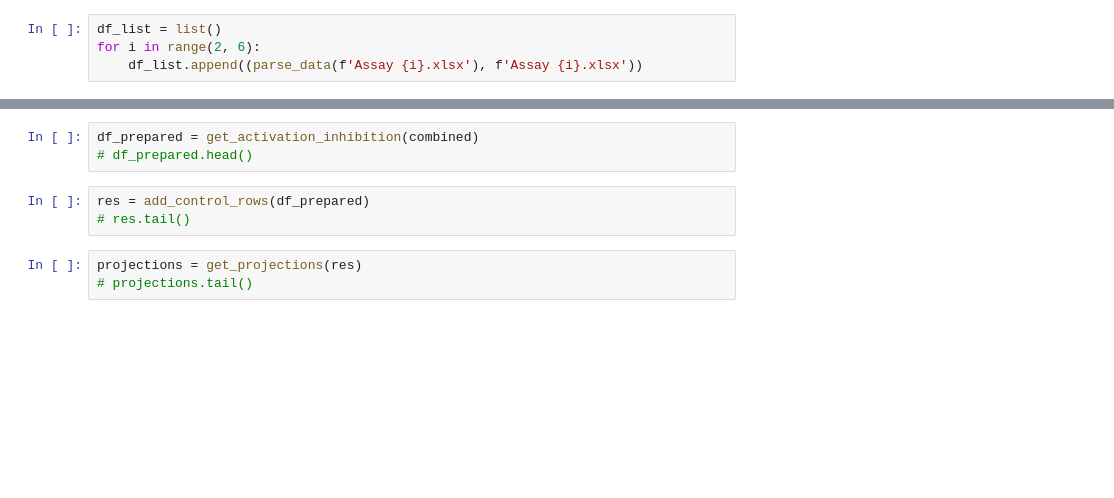
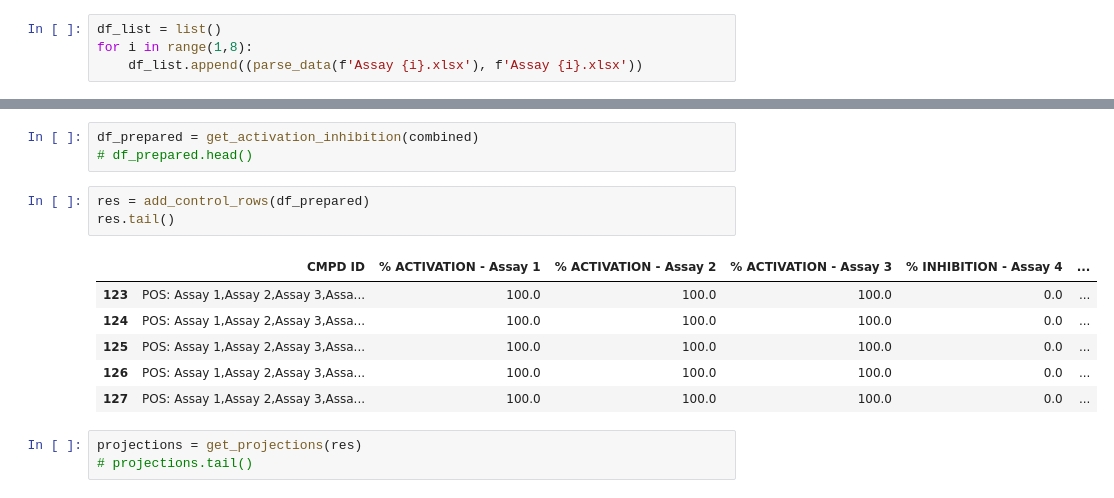
Before and after one commit to zuzg/drug-screening, a Jupyter notebook: notebooks/add_control_values.ipynb, the cells around one changed output, grey strips where cells are left out. Saved outputs shown, nothing was run; the diff lists cells and outputs as text; blank space fills up the shorter version.

```diff
--- a/notebooks/add_control_values.ipynb
+++ b/notebooks/add_control_values.ipynb
@@ -7,6 +7,6 @@ from src.data.parse_data import *
 from src.visualization.advanced_visualizations import *
 # %%
 df_list = list()
-for i in range(2, 6):
+for i in range(1,8):
     df_list.append((parse_data(f'Assay {i}.xlsx'), f'Assay {i}.xlsx'))
 # %% [output]
@@ -20,7 +21,14 @@ df_prepared = get_activation_inhibition(combined)
 # df_prepared.head()
 # %%
 res = add_control_rows(df_prepared)
-# res.tail()
+res.tail()
+# %% [output]
+|  | CMPD ID | % ACTIVATION - Assay 1 | % ACTIVATION - Assay 2 | % ACTIVATION - Assay 3 | % INHIBITION - Assay 4 | ... |
+| 123 | POS: Assay 1,Assay 2,Assay 3,Assa... | 100.0 | 100.0 | 100.0 | 0.0 | ... |
+| 124 | POS: Assay 1,Assay 2,Assay 3,Assa... | 100.0 | 100.0 | 100.0 | 0.0 | ... |
+| 125 | POS: Assay 1,Assay 2,Assay 3,Assa... | 100.0 | 100.0 | 100.0 | 0.0 | ... |
+| 126 | POS: Assay 1,Assay 2,Assay 3,Assa... | 100.0 | 100.0 | 100.0 | 0.0 | ... |
+| 127 | POS: Assay 1,Assay 2,Assay 3,Assa... | 100.0 | 100.0 | 100.0 | 0.0 | ... |
 # %%
 projections = get_projections(res)
 # projections.tail()
```
Also changed, not shown: parts of 1 cell of this notebook, 3 other files.
